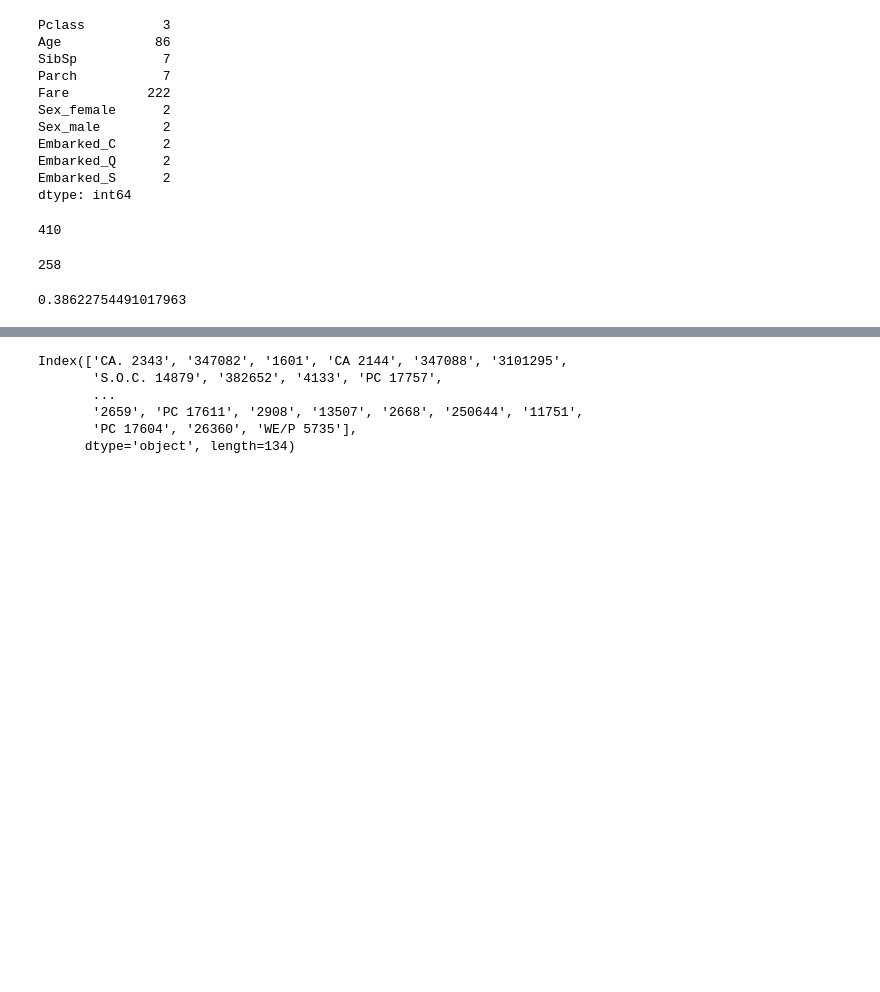
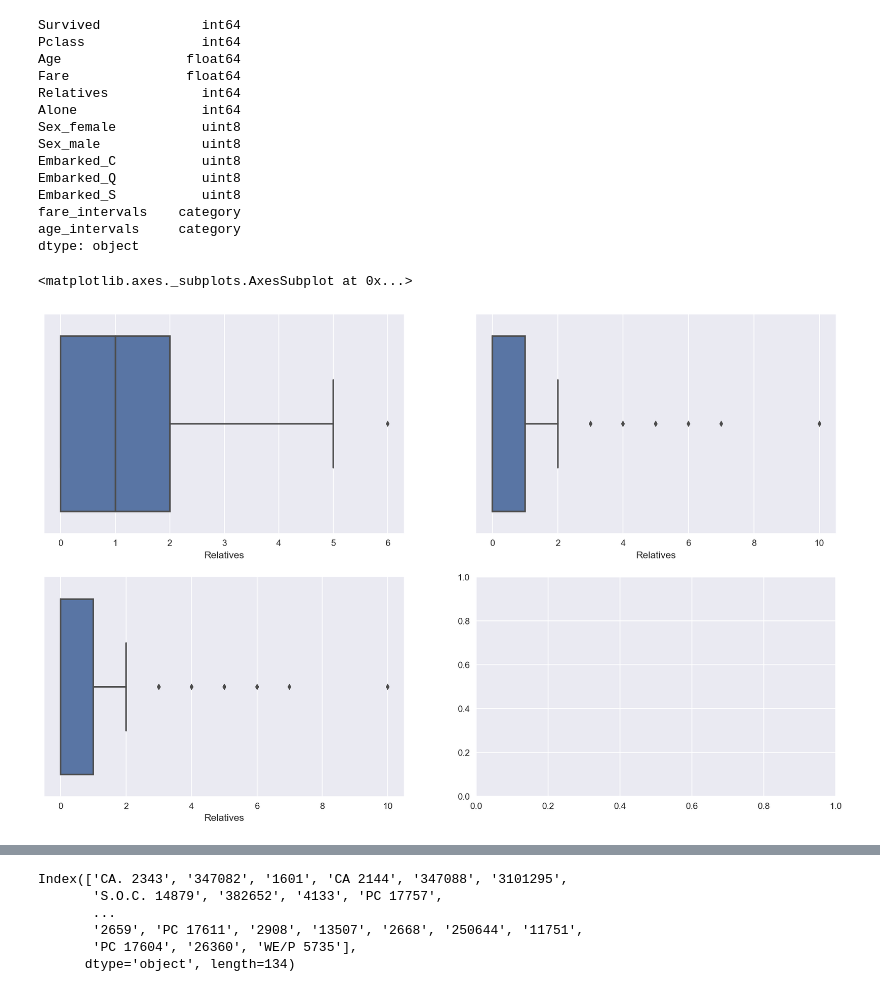
Before and after one commit to gogaurav/Titanic_Survival_Classification, a Jupyter notebook: titanic_read_preprocess.ipynb, the cells around one changed output, grey strips where cells are left out. Cells and saved outputs as stored; diff of their text form; code cells hidden in the pictures; blank space fills up the shorter version.

```diff
--- a/titanic_read_preprocess.ipynb
+++ b/titanic_read_preprocess.ipynb
@@ -61,10 +220,0 @@ X.head()
-# %%
-if __name__ == '__main__':
-    X, y, test_df = read_file_basic_preprocess()
-    X, test_df = handle_categorical_data(X, test_df)
-    X_train, X_test, y_train, y_test = train_test_split(X, y, random_state=0)
-    X_train.to_csv('X_train.csv')
-    X_test.to_csv('X_test.csv')
-    y_train.to_csv('y_train.csv')
-    y_test.to_csv('y_test.csv')
-    test_df.to_csv('Unseen_test.csv')
@@ -71,26 +262,34 @@ if __name__ == '__main__':
 # %%
-X_train.nunique()
+X_train.dtypes
 # %% [output]
-Pclass          3
-Age            86
-SibSp           7
-Parch           7
-Fare          222
-Sex_female      2
-Sex_male        2
-Embarked_C      2
-Embarked_Q      2
-Embarked_S      2
-dtype: int64
+Survived             int64
+Pclass               int64
+Age                float64
+Fare               float64
+Relatives            int64
+Alone                int64
+Sex_female           uint8
+Sex_male             uint8
+Embarked_C           uint8
+Embarked_Q           uint8
+Embarked_S           uint8
+fare_intervals    category
+age_intervals     category
+dtype: object
-# %%
-len(y_train) - y_train[y_train == 1].sum()
-# %% [output]
-410
-# %%
-(y_train == 1).sum()
-# %% [output]
-258
-# %%
-258/ 668
-# %% [output]
-0.38622754491017963
+# %%
+%matplotlib inline
+import matplotlib.pyplot as plt
+import seaborn as sns
+sns.set()
+
+plt.rcParams['figure.dpi']=150
+fig, ax = plt.subplots(2, 2, figsize=(16,10))
+sns.boxplot(X_train[y_train==1]['Relatives'], ax=ax[0][0])
+sns.boxplot(X_train[y_train==0]['Relatives'], ax=ax[0][1])
+sns.boxplot(X_train['Relatives'], ax=ax[1][0])
+# sns.boxplot(X_train[y_train==1]['Parch'] + X_train[y_train==1]['SibSp'], ax=ax[0][0])
+# sns.boxplot(X_train[y_train==0]['Parch'] + X_train[y_train==0]['SibSp'], ax=ax[0][1])
+# sns.boxplot(X_train['Parch'] + X_train['SibSp'], ax=ax[1][0])
+# %% [output]
+<matplotlib.axes._subplots.AxesSubplot at 0x...>
+[figure, added]
```
Also changed, not shown: parts of 23 cells of this notebook, 2 other files.
